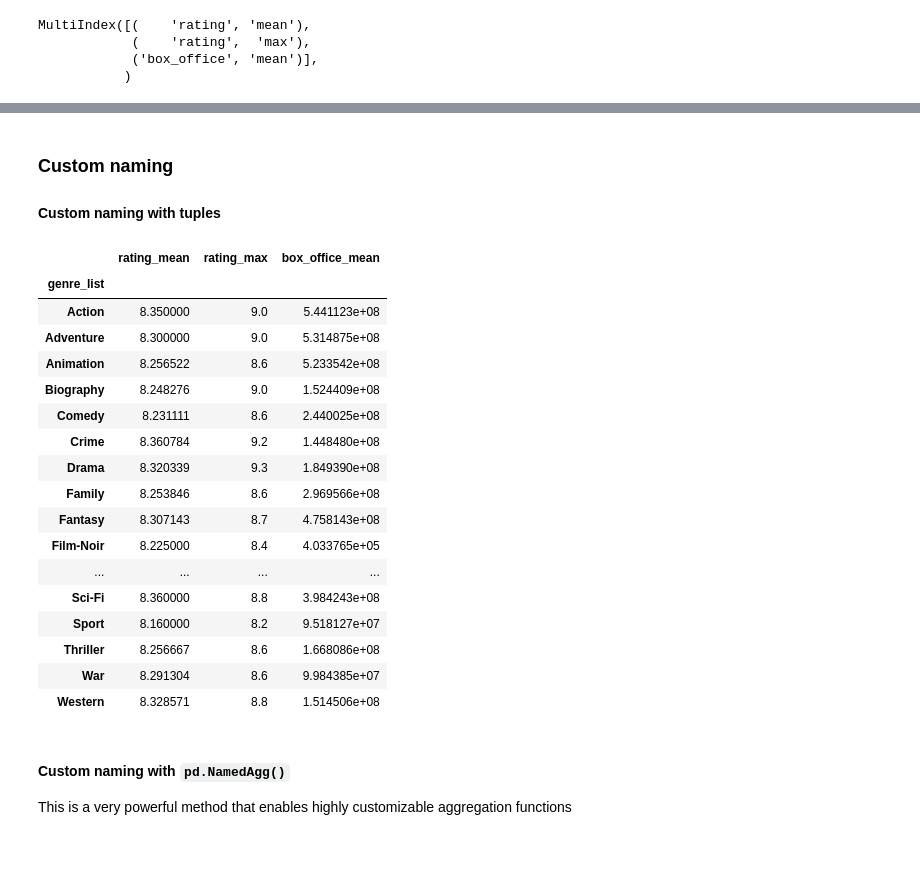
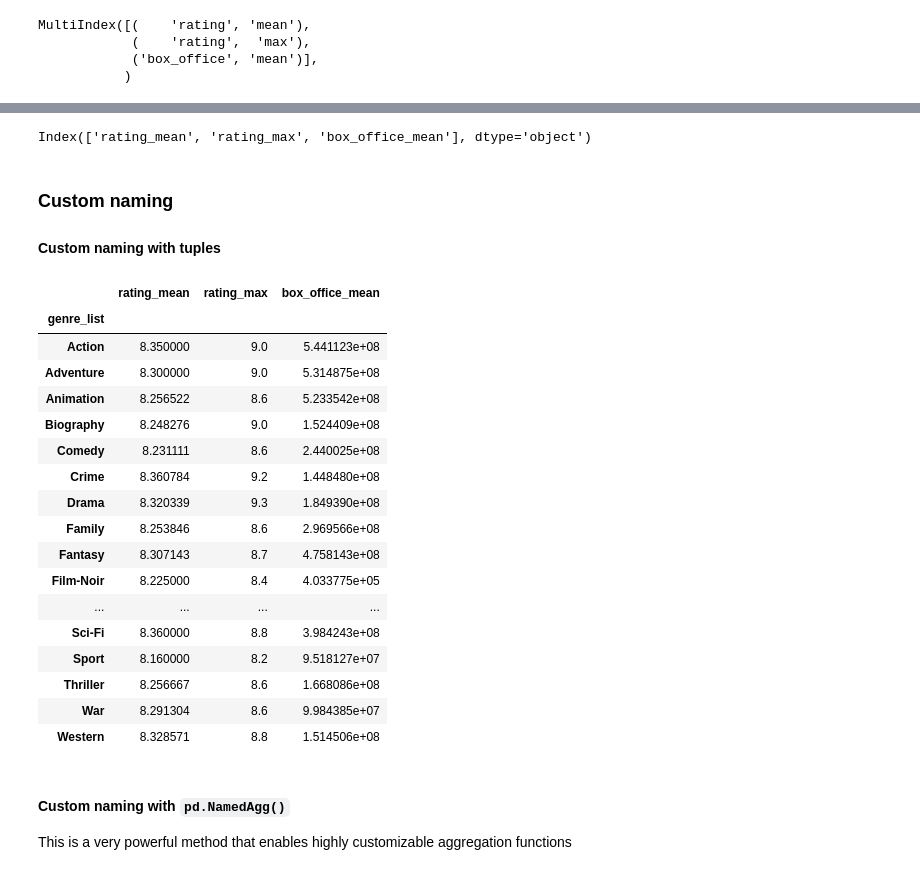
Before and after one commit to jieshu-wang-SBU/EST389_371_2026_spring, a Jupyter notebook: lectures/08-core_data_manipulation/08-05_Groupby.ipynb, the cells around one changed output, grey strips where cells are left out. Cells and saved outputs as stored; diff of their text form; code cells hidden in the pictures.

```diff
--- a/lectures/08-core_data_manipulation/08-05_Groupby.ipynb
+++ b/lectures/08-core_data_manipulation/08-05_Groupby.ipynb
@@ -240,27 +227,31 @@ genre_summary
+# %%
+genre_summary.columns
+# %% [output]
+Index(['rating_mean', 'rating_max', 'box_office_mean'], dtype='object')
 # %% [markdown]
 ### Custom naming
 #### Custom naming with tuples
 # %%
 genre_summary = df_exploded_by_genre.groupby("genre_list").agg(
     rating_mean=("rating", 'mean'),
     rating_max=("rating", "max"),
-    box_office_mean=("box_office", lambda x: x.mean()) # you can also use custom functions
+    box_office_mean=("box_office", lambda x: x.mean()+1) # you can also use custom functions
 ).rename(columns={"genre_list":"genre"})
 
 genre_summary
 # %% [output]
 |  | rating_mean | rating_max | box_office_mean |
 | genre_list |  |  |  |
 | Action | 8.350000 | 9.0 | 5.441123e+08 |
 | Adventure | 8.300000 | 9.0 | 5.314875e+08 |
 | Animation | 8.256522 | 8.6 | 5.233542e+08 |
 | Biography | 8.248276 | 9.0 | 1.524409e+08 |
 | Comedy | 8.231111 | 8.6 | 2.440025e+08 |
 | Crime | 8.360784 | 9.2 | 1.448480e+08 |
 | Drama | 8.320339 | 9.3 | 1.849390e+08 |
 | Family | 8.253846 | 8.6 | 2.969566e+08 |
 | Fantasy | 8.307143 | 8.7 | 4.758143e+08 |
-| Film-Noir | 8.225000 | 8.4 | 4.033765e+05 |
+| Film-Noir | 8.225000 | 8.4 | 4.033775e+05 |
 | ... | ... | ... | ... |
 | Sci-Fi | 8.360000 | 8.8 | 3.984243e+08 |
 | Sport | 8.160000 | 8.2 | 9.518127e+07 |
```
Also changed, not shown: parts of 9 cells of this notebook, 2 other files.
